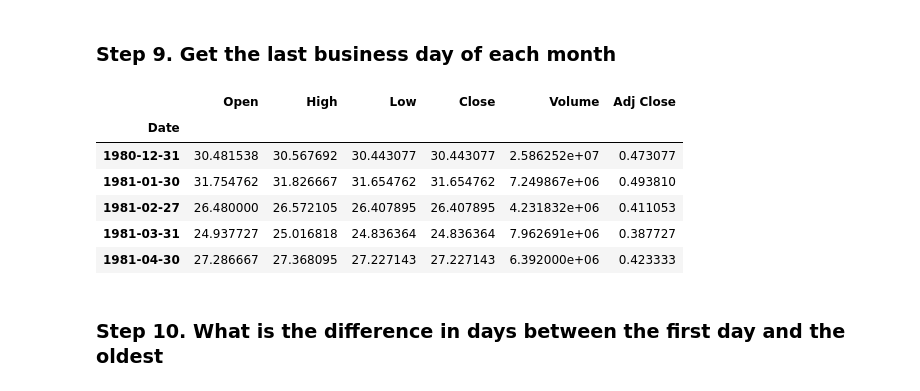
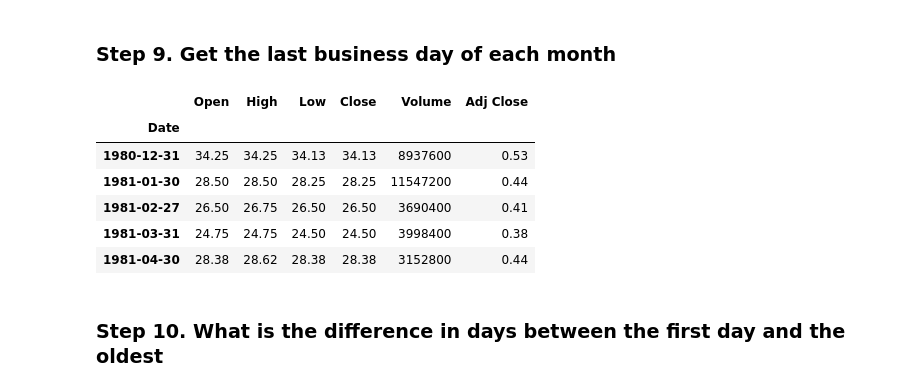
Before and after one commit to min207/ESAA, a Jupyter notebook: 연습문제_AppleStock_Exercises.ipynb, the cells around one changed output. Cells and saved outputs as stored; diff of their text form; code cells hidden in the pictures.

```diff
--- a/연습문제_AppleStock_Exercises.ipynb
+++ b/연습문제_AppleStock_Exercises.ipynb
@@ -94,16 +94,16 @@ apple.head()
 # %% [markdown]
 ### Step 9. Get the last business day of each month
 # %%
-apple_month = apple.resample('BM').mean()
+apple_month = apple.resample('BM').last()
 apple_month.head()
 # %% [output]
 |  | Open | High | Low | Close | Volume | Adj Close |
 | Date |  |  |  |  |  |  |
-| 1980-12-31 | 30.481538 | 30.567692 | 30.443077 | 30.443077 | 2.586252e+07 | 0.473077 |
-| 1981-01-30 | 31.754762 | 31.826667 | 31.654762 | 31.654762 | 7.249867e+06 | 0.493810 |
-| 1981-02-27 | 26.480000 | 26.572105 | 26.407895 | 26.407895 | 4.231832e+06 | 0.411053 |
-| 1981-03-31 | 24.937727 | 25.016818 | 24.836364 | 24.836364 | 7.962691e+06 | 0.387727 |
-| 1981-04-30 | 27.286667 | 27.368095 | 27.227143 | 27.227143 | 6.392000e+06 | 0.423333 |
+| 1980-12-31 | 34.25 | 34.25 | 34.13 | 34.13 | 8937600 | 0.53 |
+| 1981-01-30 | 28.50 | 28.50 | 28.25 | 28.25 | 11547200 | 0.44 |
+| 1981-02-27 | 26.50 | 26.75 | 26.50 | 26.50 | 3690400 | 0.41 |
+| 1981-03-31 | 24.75 | 24.75 | 24.50 | 24.50 | 3998400 | 0.38 |
+| 1981-04-30 | 28.38 | 28.62 | 28.38 | 28.38 | 3152800 | 0.44 |
 # %% [markdown]
 ### Step 10.  What is the difference in days between the first day and the oldest
 # %%
```
